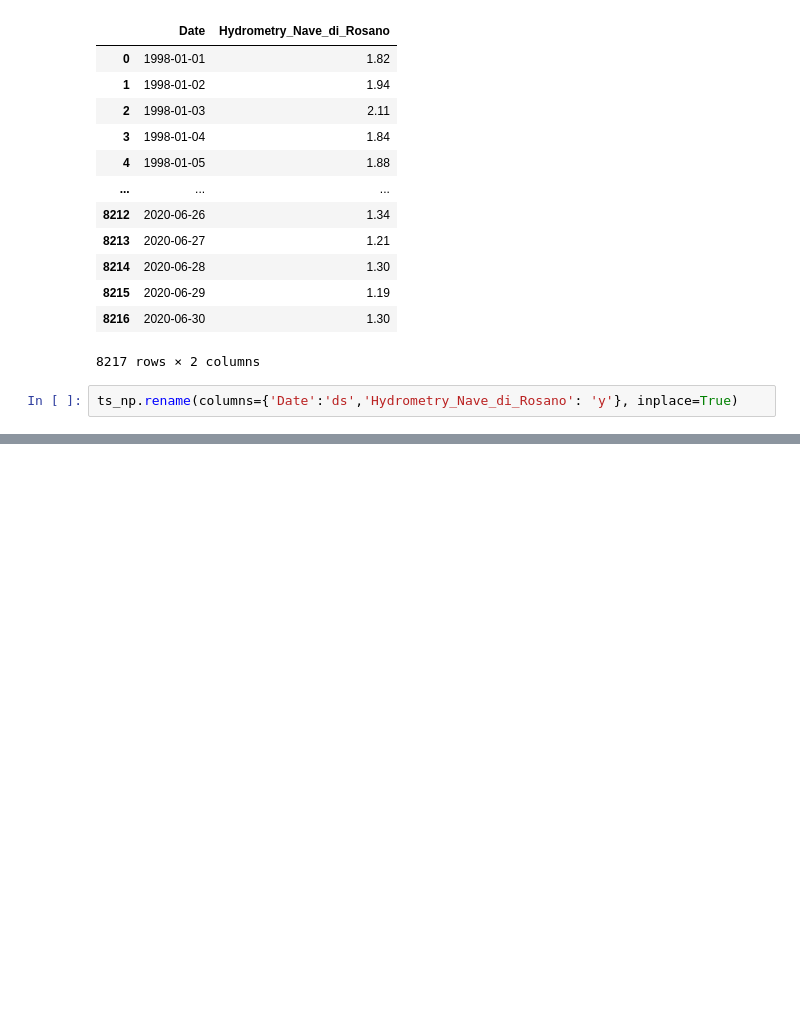
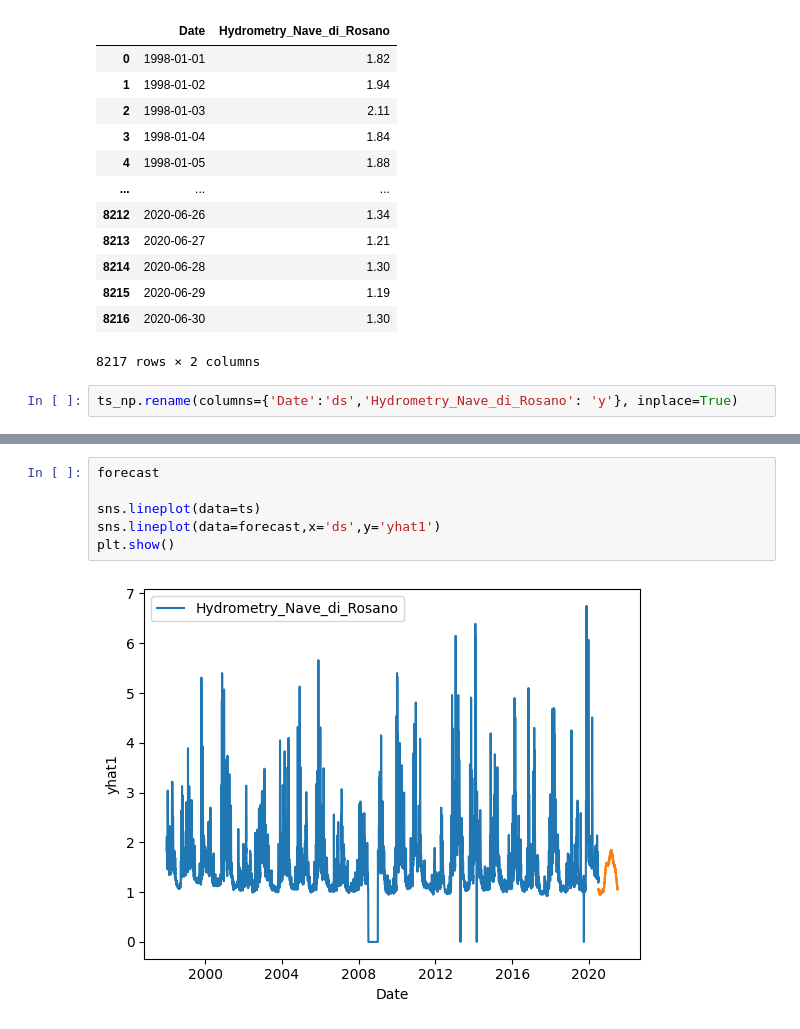
Before and after one commit to 4GeeksAcademy/SeriesdeTiempo2, a Jupyter notebook: src/explore.ipynb, the cells around one changed output, grey strips where cells are left out. Cells and saved outputs as stored; diff of their text form; blank space fills up the shorter version.

```diff
--- a/src/explore.ipynb
+++ b/src/explore.ipynb
@@ -277,0 +305,8 @@ ERROR - (NP.plotly.plot) - plotly-resampler is not installed. Please install it
+# %%
+forecast
+
+sns.lineplot(data=ts)
+sns.lineplot(data=forecast,x='ds',y='yhat1')
+plt.show()
+# %% [output]
+[figure, added]
```
Also changed, not shown: parts of 9 cells of this notebook, 4 other files.
